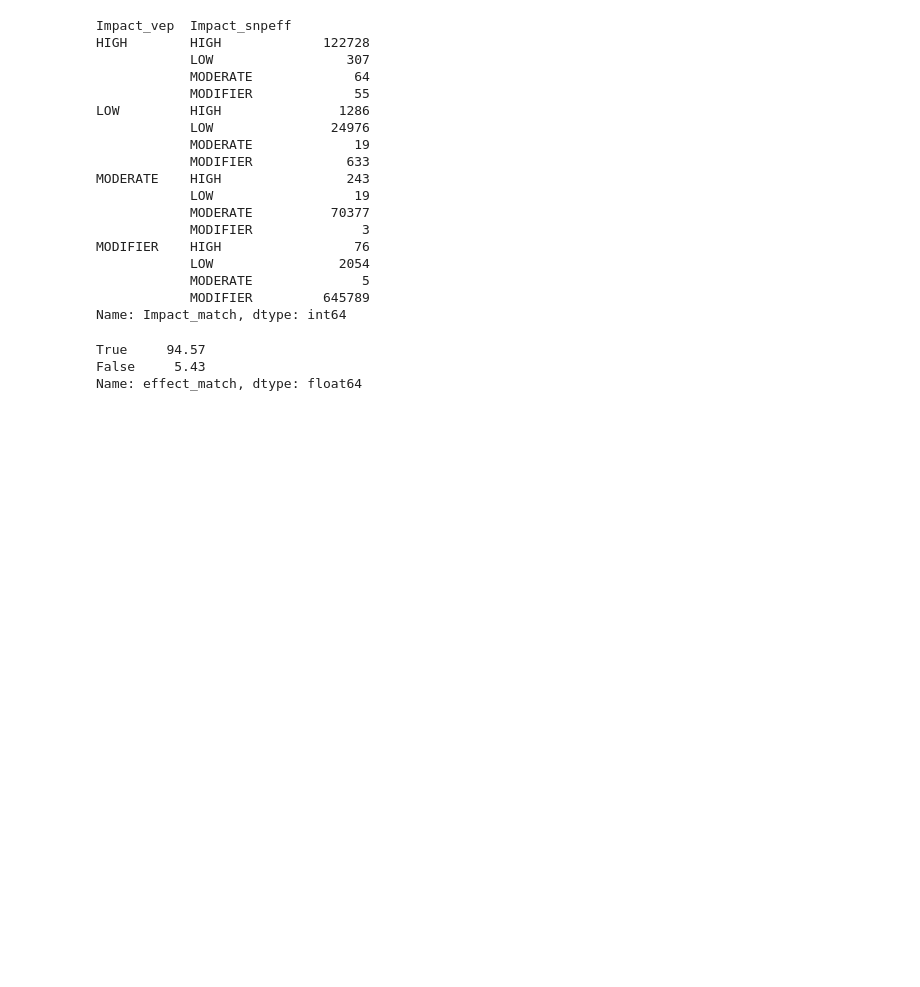
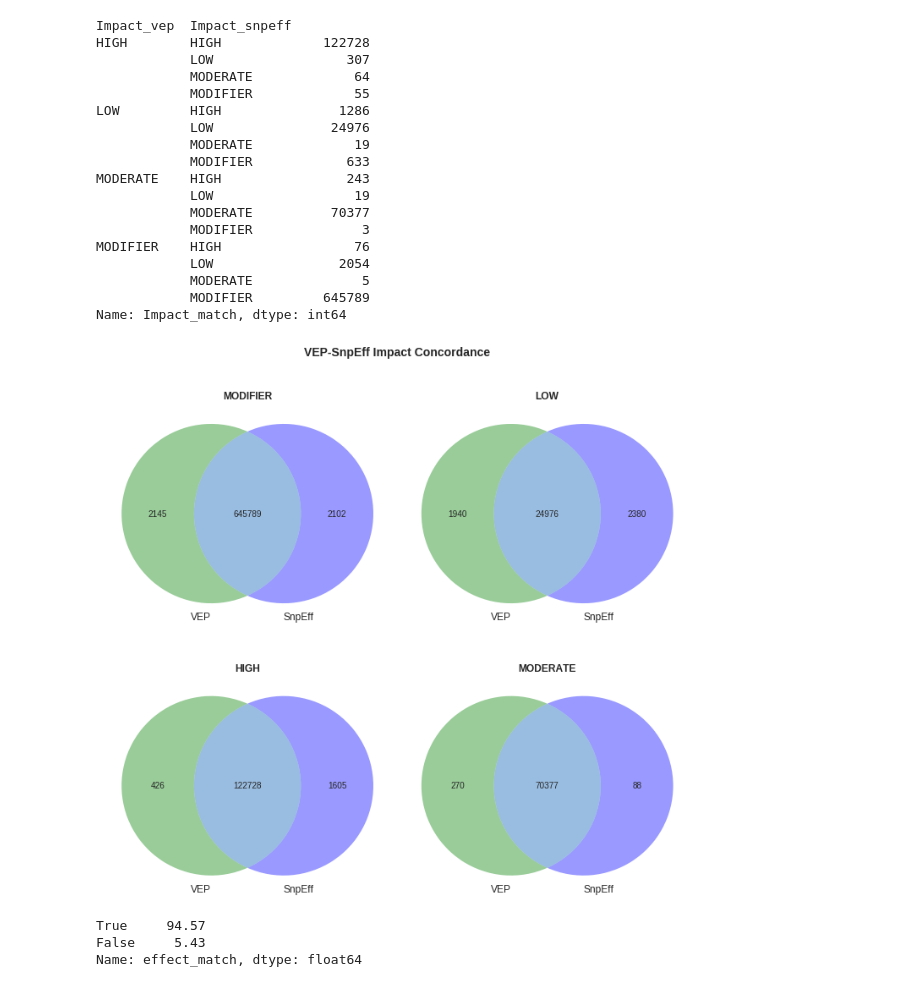
Before and after one commit to andrewjesaitis/variant-annotation-comparison-2017, a Jupyter notebook: Variant-Annotation-Comparsion-2017.ipynb, the cells around one changed output. Cells and saved outputs as stored; diff of their text form; code cells hidden in the pictures; blank space fills up the shorter version.

```diff
--- a/Variant-Annotation-Comparsion-2017.ipynb
+++ b/Variant-Annotation-Comparsion-2017.ipynb
@@ -324,6 +334,22 @@ MODIFIER    HIGH                 76
             MODERATE              5
             MODIFIER         645789
 Name: Impact_match, dtype: int64
+# %%
+figure, axes = plt.subplots(2, 2)
+figure.set_size_inches(10,10)
+figure.suptitle("VEP-SnpEff Impact Concordance", fontsize=14, fontweight='bold')
+for idx, level in enumerate(effect_df['Impact_snpeff'].dropna().unique()):
+    pos = (int(idx/2), idx%2)
+    vep_level = effect_df[effect_df['Impact_vep'] == level]
+    snpeff_level = effect_df[effect_df['Impact_snpeff'] == level]
+    axes[pos].set_title(level, fontsize=12, fontweight='bold')
+    venn2_unweighted([set(vep_level.index.values), set(snpeff_level.index.values)], set_labels=('VEP', 'SnpEff'), set_colors=('g', 'b'),
+                     ax=axes[pos[0]][pos[1]])
+plt.tight_layout()
+plt.subplots_adjust(top=.95)
+plt.show()
+# %% [output]
+[figure, added]
 # %%
 round(effect_df['effect_match'].value_counts()/effect_df['effect_match'].size*100, 2)
 # %% [output]
```
Also changed, not shown: parts of 6 cells of this notebook.
